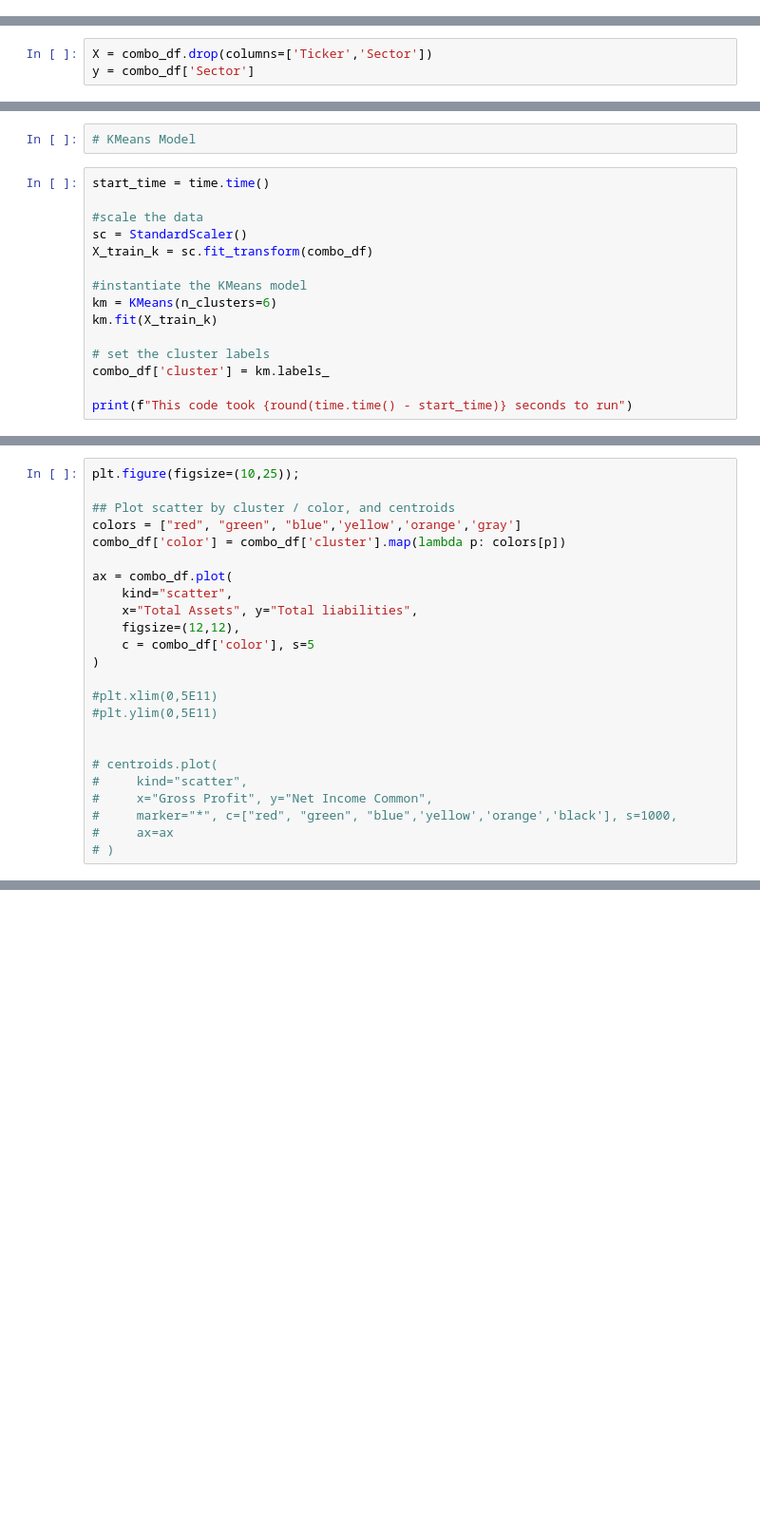
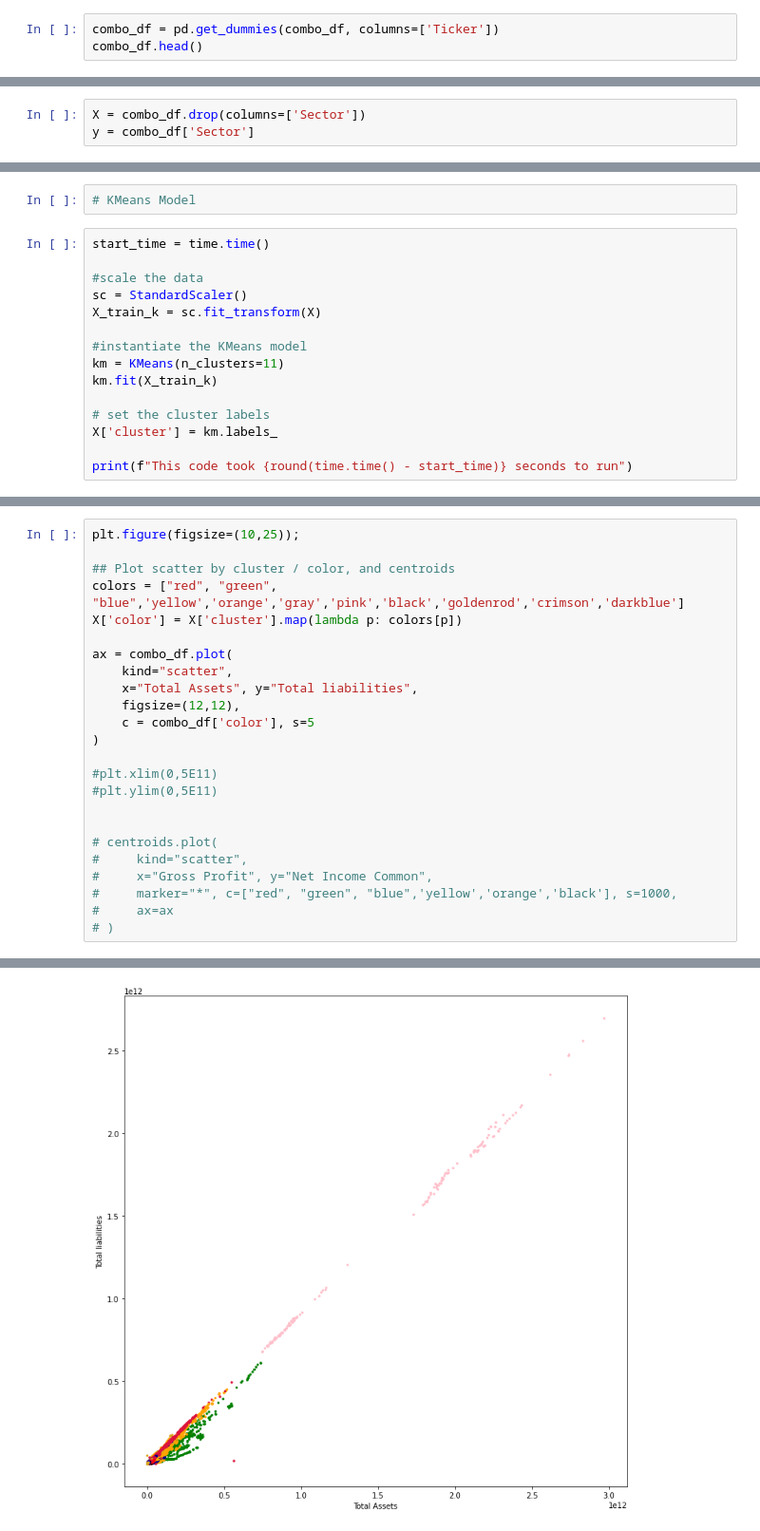
Before and after one commit to sfreagin/SEC_testing, a Jupyter notebook: KMeans_model.ipynb, the cells around one changed output, grey strips where cells are left out. Shown: that part at 95% size. Saved outputs shown, nothing was run; the diff lists cells and outputs as text; blank space fills up the shorter version.

```diff
--- a/KMeans_model.ipynb
+++ b/KMeans_model.ipynb
@@ -21,3 +21,6 @@ stock_list = stock_list.set_index('Ticker')
 
 # pull 'sector' into the combo_df
 combo_df['Sector'] = [stock_list.loc[ticker]['Sector'] for ticker in combo_df['Ticker']]
+# %%
+combo_df = pd.get_dummies(combo_df, columns=['Ticker'])
+combo_df.head()
@@ -24,3 +36,3 @@ combo_df['Sector'] = [stock_list.loc[ticker]['Sector'] for ticker in combo_df['T
 # %%
-X = combo_df.drop(columns=['Ticker','Sector'])
+X = combo_df.drop(columns=['Sector'])
 y = combo_df['Sector']
@@ -38,14 +43,14 @@ start_time = time.time()
 
 #scale the data
 sc = StandardScaler()
-X_train_k = sc.fit_transform(combo_df)
+X_train_k = sc.fit_transform(X)
 
 #instantiate the KMeans model
-km = KMeans(n_clusters=6)
+km = KMeans(n_clusters=11)
 km.fit(X_train_k)
 
 # set the cluster labels
-combo_df['cluster'] = km.labels_
+X['cluster'] = km.labels_
 
 print(f"This code took {round(time.time() - start_time)} seconds to run")
 # %% [output]
@@ -69,8 +78,8 @@ print(f"This code took {round(time.time() - start_time)} seconds to run")
 plt.figure(figsize=(10,25));
 
 ## Plot scatter by cluster / color, and centroids
-colors = ["red", "green", "blue",'yellow','orange','gray']
-combo_df['color'] = combo_df['cluster'].map(lambda p: colors[p])
+colors = ["red", "green", "blue",'yellow','orange','gray','pink','black','goldenrod','crimson','darkblue']
+X['color'] = X['cluster'].map(lambda p: colors[p])
 
 ax = combo_df.plot(
     kind="scatter",
@@ -89,3 +98,4 @@ ax = combo_df.plot(
 #     marker="*", c=["red", "green", "blue",'yellow','orange','black'], s=1000,
 #     ax=ax
 # )
+# %% [output]
@@ -91,0 +103 @@ ax = combo_df.plot(
+[figure, added]
```
Also changed, not shown: parts of 13 cells of this notebook.
